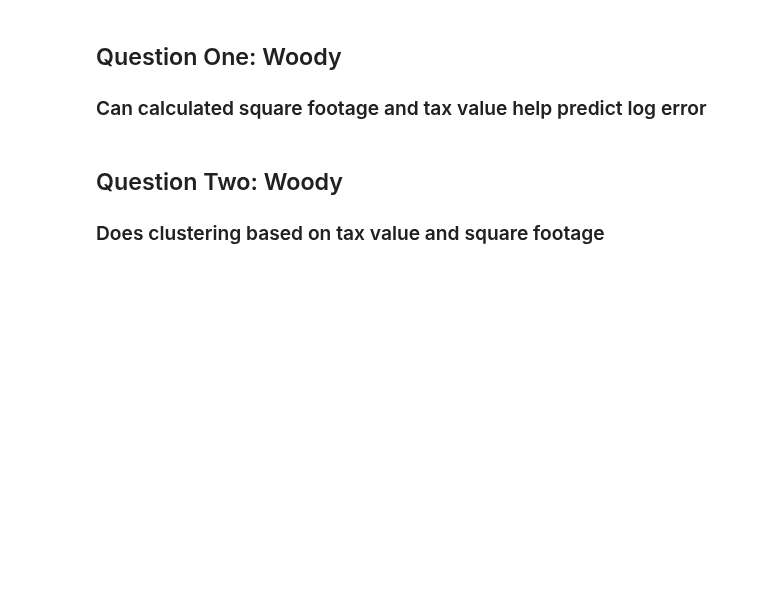
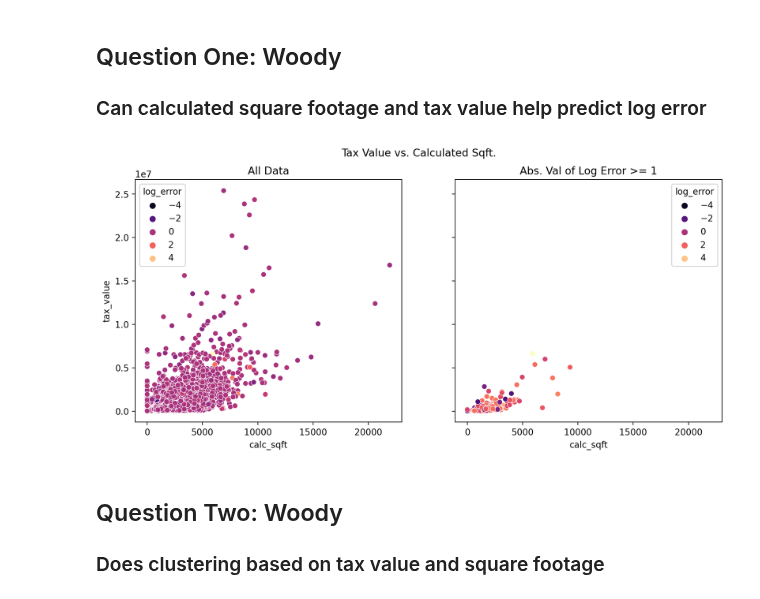
Before and after one commit to L-G-B-Team/clustering-project, a Jupyter notebook: Final_Report_Clustering.ipynb, the cells around one changed output. Cells and saved outputs as stored; diff of their text form; code cells hidden in the pictures; blank space fills up the shorter version.

Commit message:
added graph for tax value vs calc_sqft

```diff
--- a/Final_Report_Clustering.ipynb
+++ b/Final_Report_Clustering.ipynb
@@ -98,6 +98,10 @@ test observations:  (15475, 19)
 # %% [markdown]
 ## Question One: Woody
 ### Can calculated square footage and tax value help predict log error
+# %%
+e.tax_sqft_plot(train)
+# %% [output]
+[figure, added]
 # %% [markdown]
 ## Question Two: Woody
 ### Does clustering based on tax value and square footage
```
